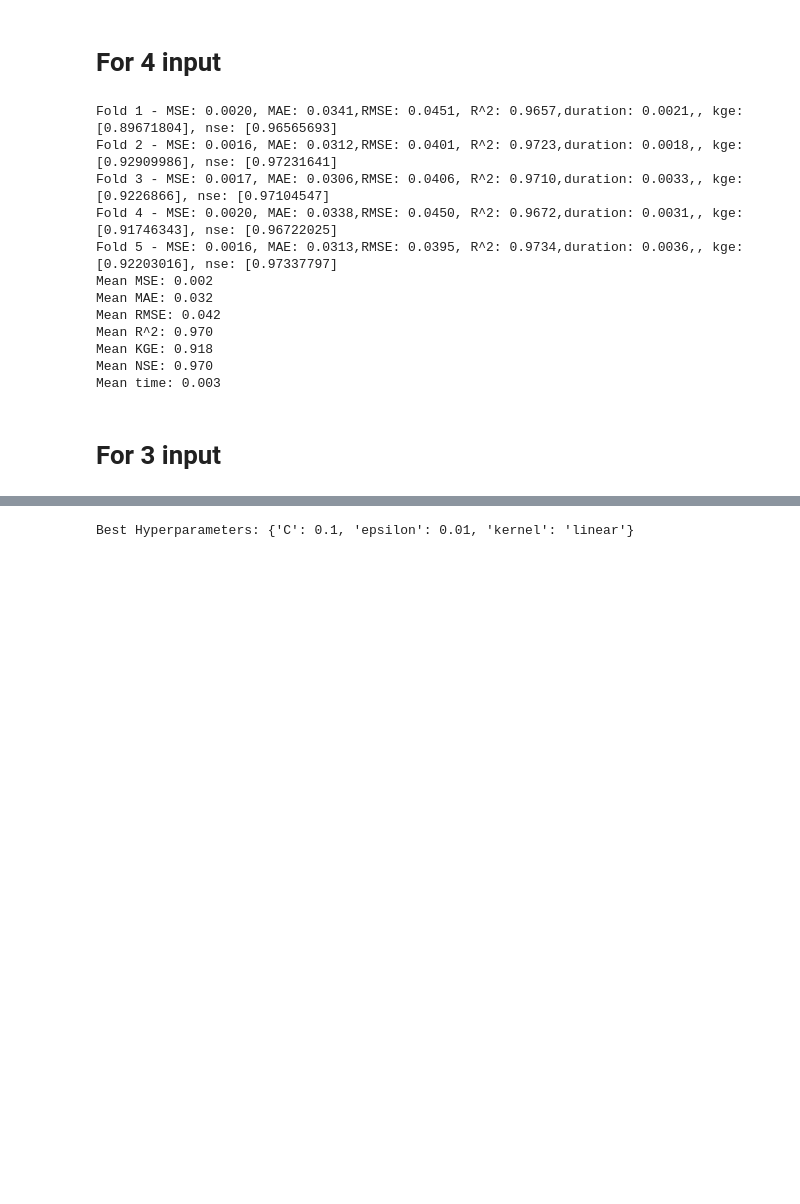
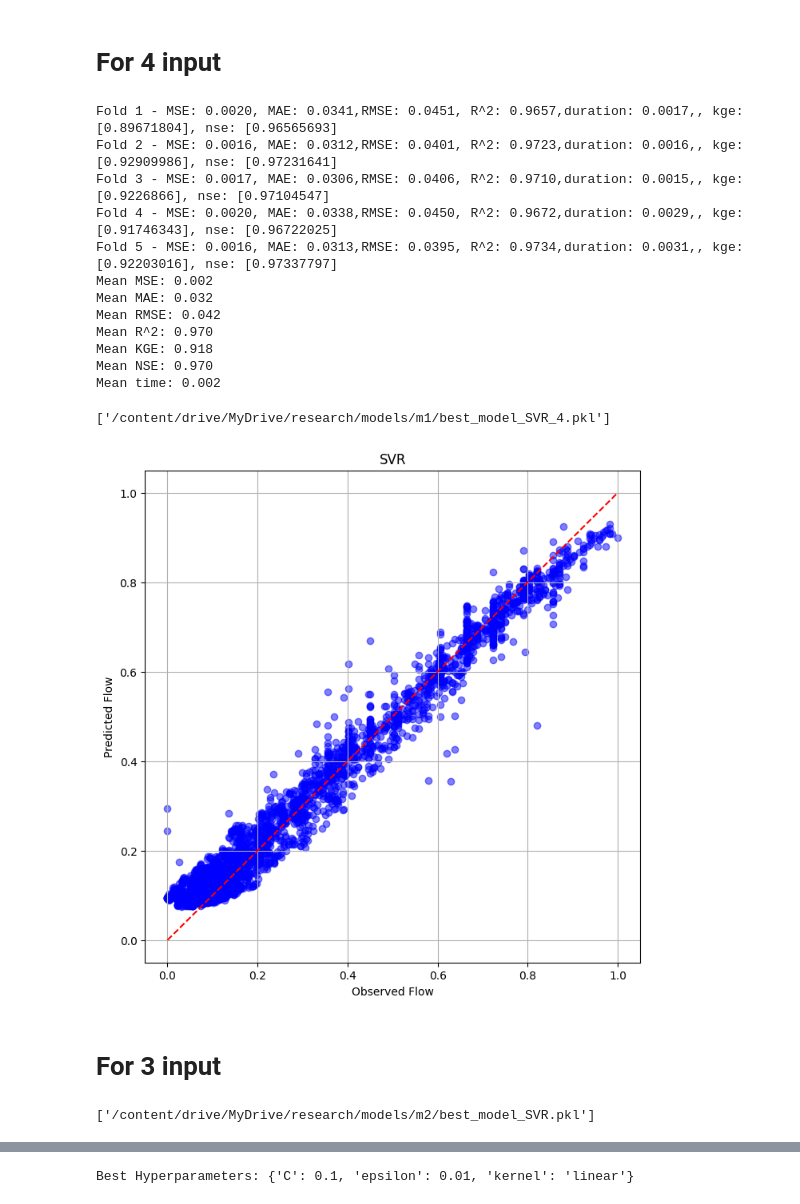
Before and after one commit to UkeshThapa/Snowmelt-Driven-Streamflow-Prediction, a Jupyter notebook: snowmelt_prediction_LSTM.ipynb, the cells around one changed output, grey strips where cells are left out. Drawn from its saved outputs; the diff is of its cells as text; code cells hidden in the pictures; blank space fills up the shorter version.

Commit message:
added loaded model

```diff
--- a/snowmelt_prediction_LSTM.ipynb
+++ b/snowmelt_prediction_LSTM.ipynb
@@ -144,7 +144,7 @@ import numpy as np
 
 # data scaled
 
-df_input = df_snow_melting[['Q','SCA', 'T','P']]
+df_input = df_snow_melting[['Q','SCA', 'T']]
 
 
 def min_max_scaling(data):
@@ -156,7 +156,7 @@ def min_max_scaling(data):
     return scaled_data, min_val, max_val
 
 # Assuming df_snow_melting is your DataFrame
-columns_to_scale = ['Q', 'SCA', 'T', 'P']
+columns_to_scale = ['Q', 'SCA', 'T']
 scaled_df = df_input.copy()
 
 # Apply min-max scaling to specified columns
@@ -951,20 +945,49 @@ print(f"Mean KGE: {mean_kge:.3f}")
 print(f"Mean NSE: {mean_nse:.3f}")
 print(f"Mean time: {mean_time:.3f}")
 # %% [output]
-Fold 1 - MSE: 0.0020, MAE: 0.0341,RMSE: 0.0451, R^2: 0.9657,duration: 0.0021,, kge: [0.89671804], nse: [0.96565693]
-Fold 2 - MSE: 0.0016, MAE: 0.0312,RMSE: 0.0401, R^2: 0.9723,duration: 0.0018,, kge: [0.92909986], nse: [0.97231641]
-Fold 3 - MSE: 0.0017, MAE: 0.0306,RMSE: 0.0406, R^2: 0.9710,duration: 0.0033,, kge: [0.9226866], nse: [0.97104547]
-Fold 4 - MSE: 0.0020, MAE: 0.0338,RMSE: 0.0450, R^2: 0.9672,duration: 0.0031,, kge: [0.91746343], nse: [0.96722025]
-Fold 5 - MSE: 0.0016, MAE: 0.0313,RMSE: 0.0395, R^2: 0.9734,duration: 0.0036,, kge: [0.92203016], nse: [0.97337797]
+Fold 1 - MSE: 0.0020, MAE: 0.0341,RMSE: 0.0451, R^2: 0.9657,duration: 0.0017,, kge: [0.89671804], nse: [0.96565693]
+Fold 2 - MSE: 0.0016, MAE: 0.0312,RMSE: 0.0401, R^2: 0.9723,duration: 0.0016,, kge: [0.92909986], nse: [0.97231641]
+Fold 3 - MSE: 0.0017, MAE: 0.0306,RMSE: 0.0406, R^2: 0.9710,duration: 0.0015,, kge: [0.9226866], nse: [0.97104547]
+Fold 4 - MSE: 0.0020, MAE: 0.0338,RMSE: 0.0450, R^2: 0.9672,duration: 0.0029,, kge: [0.91746343], nse: [0.96722025]
+Fold 5 - MSE: 0.0016, MAE: 0.0313,RMSE: 0.0395, R^2: 0.9734,duration: 0.0031,, kge: [0.92203016], nse: [0.97337797]
 Mean MSE: 0.002
 Mean MAE: 0.032
 Mean RMSE: 0.042
 Mean R^2: 0.970
 Mean KGE: 0.918
 Mean NSE: 0.970
-Mean time: 0.003
+Mean time: 0.002
+# %%
+import joblib
+joblib.dump(model, '/content/drive/MyDrive/research/models/m1/best_model_SVR_4.pkl')
+# %% [output]
+['/content/drive/MyDrive/research/models/m1/best_model_SVR_4.pkl']
+# %%
+loaded_model = joblib.load('/content/drive/MyDrive/research/models/m1/best_model_SVR_4.pkl')
+# %%
+import matplotlib.pyplot as plt
+
+# Assuming you have arrays y_pred and y_observed
+# y_pred and y_observed should have the same length
+y_pred = loaded_model.predict(X).flatten()
+y_observed = y
+plt.figure(figsize=(8, 8))
+plt.scatter(y_observed, y_pred, color='blue', alpha=0.5)
+plt.plot([min(y_observed), max(y_observed)], [min(y_observed), max(y_observed)], color='red', linestyle='--')
+plt.title('SVR')
+plt.xlabel('Observed Flow')
+plt.ylabel('Predicted Flow')
+plt.grid(True)
+plt.show()
+# %% [output]
+[figure, added]
 # %% [markdown]
 # For 3 input
+# %%
+import joblib
+joblib.dump(model, '/content/drive/MyDrive/research/models/m2/best_model_SVR.pkl')
+# %% [output]
+['/content/drive/MyDrive/research/models/m2/best_model_SVR.pkl']
 # %%
 
 # After the nested cross-validation, you can analyze and compare the results for different folds
```
Also changed, not shown: parts of 4 cells of this notebook.
